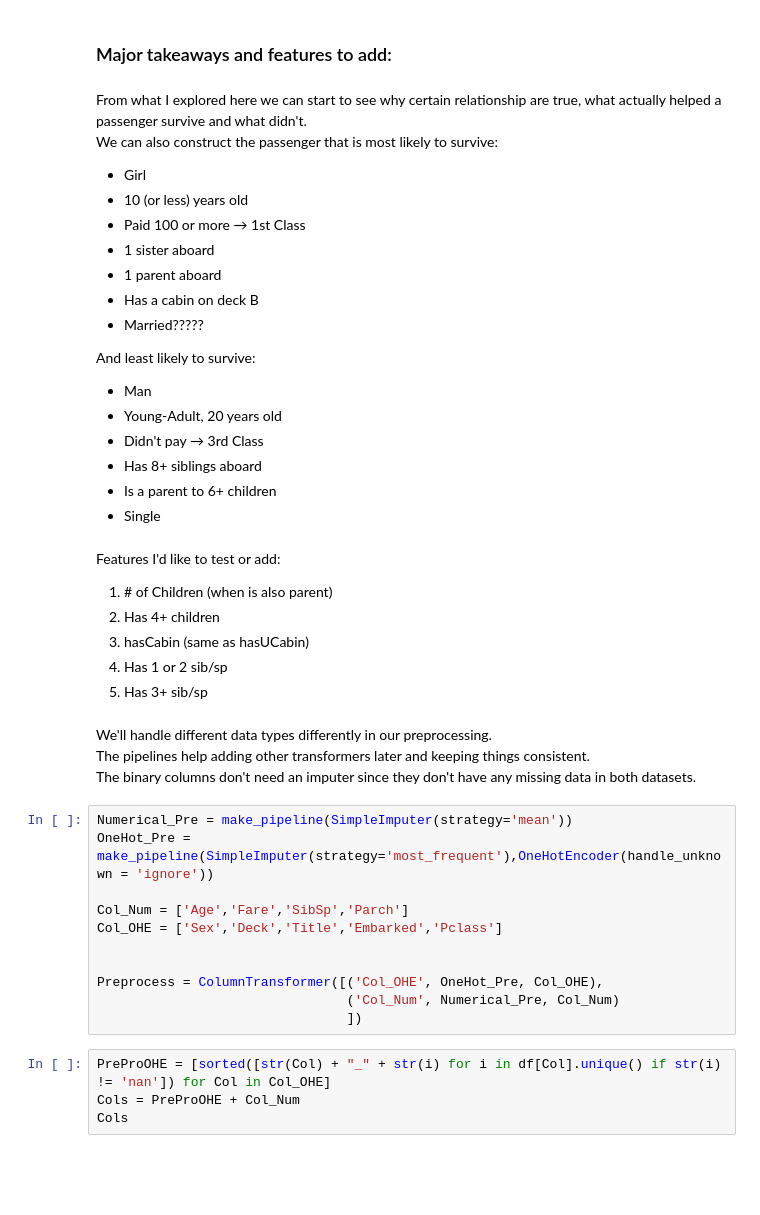
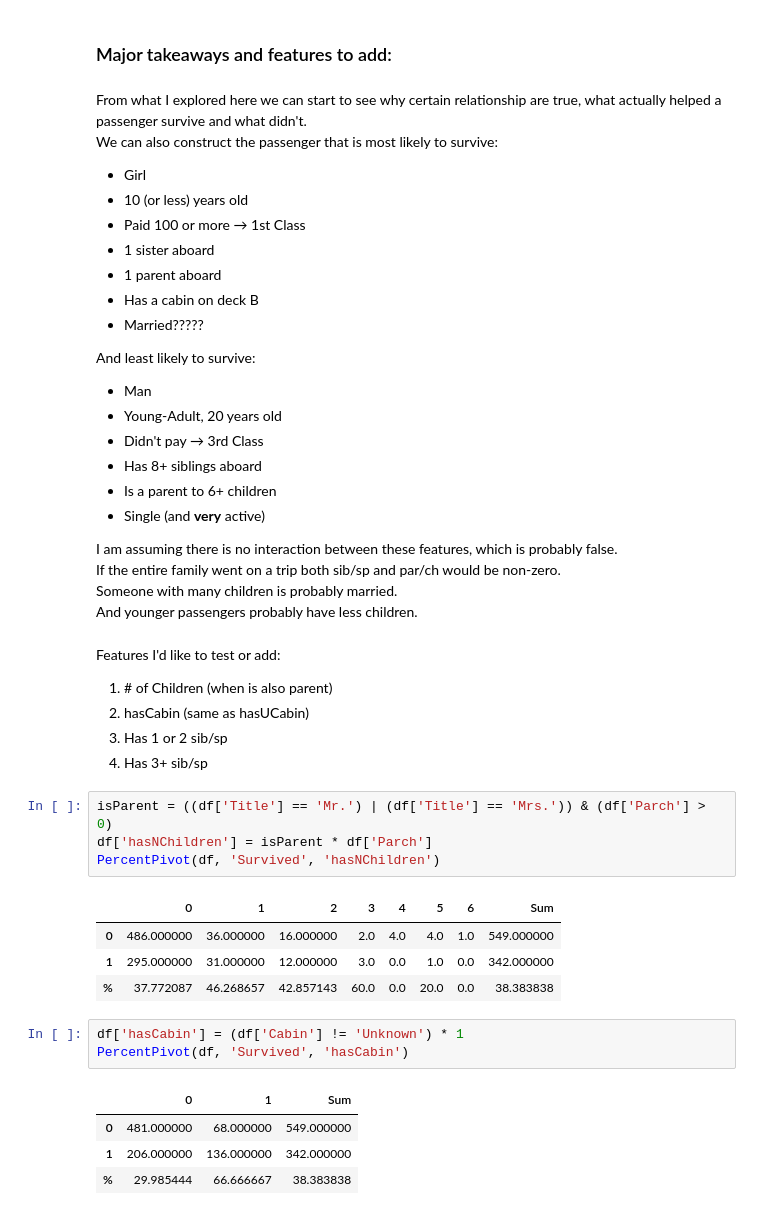
Before and after one commit to Alon-Shaaltiel/Titanic_ML, a Jupyter notebook: DataVisualizationAndPreprocessing.ipynb, the cells around one changed output. Cells and saved outputs as stored; diff of their text form; blank space fills up the shorter version.

```diff
--- a/DataVisualizationAndPreprocessing.ipynb
+++ b/DataVisualizationAndPreprocessing.ipynb
@@ -503,30 +499,32 @@ And least likely to survive:
 * Didn't pay → 3rd Class
 * Has 8+ siblings aboard
 * Is a parent to 6+ children
-* Single
+* Single (and **very** active)
+
+I am assuming there is no interaction between these features, which is probably false.
+If the entire family went on a trip both sib/sp and par/ch would be non-zero.
+Someone with many children is probably married.
+And younger passengers probably have less children.
 # %% [markdown]
 Features I'd like to test or add:
 1. \# of Children (when is also parent)
-1. Has 4+ children
 1. hasCabin (same as hasUCabin)
 1. Has 1 or 2 sib/sp
 1. Has 3+ sib/sp
-# %% [markdown]
-We'll handle different data types differently in our preprocessing.<br>
-The pipelines help adding other transformers later and keeping things consistent.<br>
-The binary columns don't need an imputer since they don't have any missing data in both datasets.
-# %%
-Numerical_Pre = make_pipeline(SimpleImputer(strategy='mean'))
-OneHot_Pre = make_pipeline(SimpleImputer(strategy='most_frequent'),OneHotEncoder(handle_unknown = 'ignore'))
-
-Col_Num = ['Age','Fare','SibSp','Parch']
-Col_OHE = ['Sex','Deck','Title','Embarked','Pclass']
-
-
-Preprocess = ColumnTransformer([('Col_OHE', OneHot_Pre, Col_OHE),
-                                ('Col_Num', Numerical_Pre, Col_Num)
-                                ])
-# %%
-PreProOHE = [sorted([str(Col) + "_" + str(i) for i in df[Col].unique() if str(i) != 'nan']) for Col in Col_OHE]
-Cols = PreProOHE + Col_Num
-Cols
+# %%
+isParent = ((df['Title'] == 'Mr.') | (df['Title'] == 'Mrs.')) & (df['Parch'] > 0)
+df['hasNChildren'] = isParent * df['Parch']
+PercentPivot(df, 'Survived', 'hasNChildren')
+# %% [output]
+|  | 0 | 1 | 2 | 3 | 4 | 5 | 6 | Sum |
+| 0 | 486.000000 | 36.000000 | 16.000000 | 2.0 | 4.0 | 4.0 | 1.0 | 549.000000 |
+| 1 | 295.000000 | 31.000000 | 12.000000 | 3.0 | 0.0 | 1.0 | 0.0 | 342.000000 |
+| % | 37.772087 | 46.268657 | 42.857143 | 60.0 | 0.0 | 20.0 | 0.0 | 38.383838 |
+# %%
+df['hasCabin'] = (df['Cabin'] != 'Unknown') * 1
+PercentPivot(df, 'Survived', 'hasCabin')
+# %% [output]
+|  | 0 | 1 | Sum |
+| 0 | 481.000000 | 68.000000 | 549.000000 |
+| 1 | 206.000000 | 136.000000 | 342.000000 |
+| % | 29.985444 | 66.666667 | 38.383838 |
```
Also changed, not shown: parts of 8 cells of this notebook, 2 other files.
